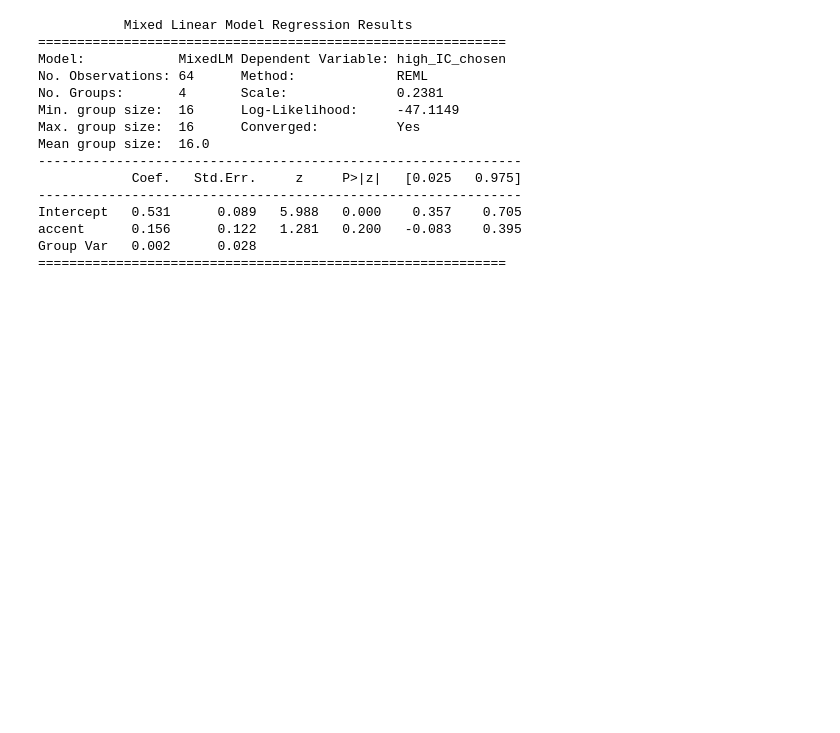
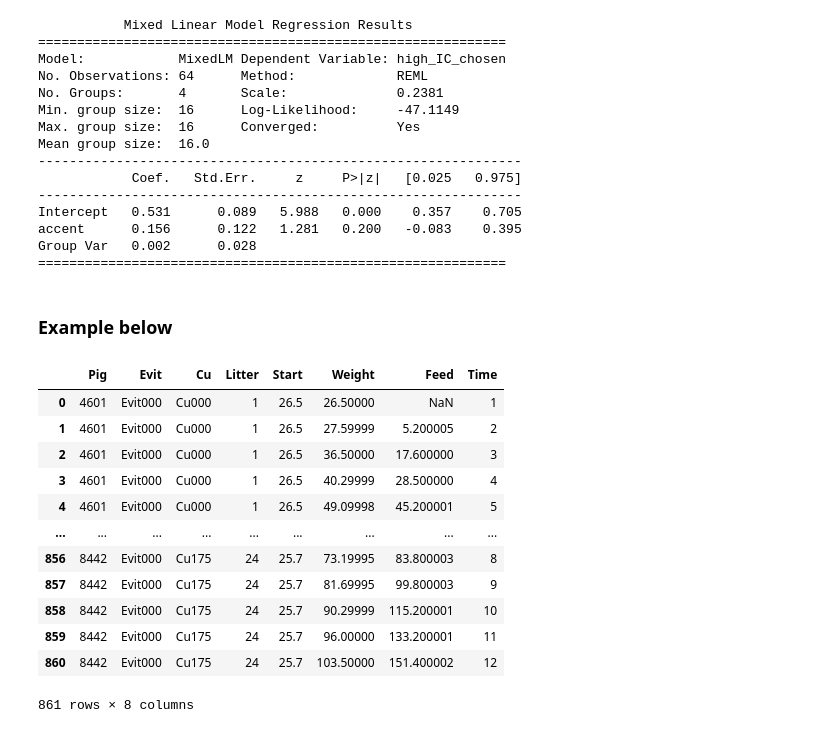
Before and after one commit to haiqin-zhang/gestaltIC_melodies, a Jupyter notebook: data_analysis/mixed_effects.ipynb, the cells around one changed output. Saved outputs shown, nothing was run; the diff lists cells and outputs as text; code cells hidden in the pictures; blank space fills up the shorter version.

```diff
--- a/data_analysis/mixed_effects.ipynb
+++ b/data_analysis/mixed_effects.ipynb
@@ -83,3 +168,23 @@ Intercept   0.531      0.089   5.988   0.000    0.357    0.705
 accent      0.156      0.122   1.281   0.200   -0.083    0.395
 Group Var   0.002      0.028
 ============================================================
+# %% [markdown]
+### Example below
+# %%
+
+data = sm.datasets.get_rdataset("dietox", "geepack").data
+data
+# %% [output]
+|  | Pig | Evit | Cu | Litter | Start | Weight | Feed | Time |
+| 0 | 4601 | Evit000 | Cu000 | 1 | 26.5 | 26.50000 | NaN | 1 |
+| 1 | 4601 | Evit000 | Cu000 | 1 | 26.5 | 27.59999 | 5.200005 | 2 |
+| 2 | 4601 | Evit000 | Cu000 | 1 | 26.5 | 36.50000 | 17.600000 | 3 |
+| 3 | 4601 | Evit000 | Cu000 | 1 | 26.5 | 40.29999 | 28.500000 | 4 |
+| 4 | 4601 | Evit000 | Cu000 | 1 | 26.5 | 49.09998 | 45.200001 | 5 |
+| ... | ... | ... | ... | ... | ... | ... | ... | ... |
+| 856 | 8442 | Evit000 | Cu175 | 24 | 25.7 | 73.19995 | 83.800003 | 8 |
+| 857 | 8442 | Evit000 | Cu175 | 24 | 25.7 | 81.69995 | 99.800003 | 9 |
+| 858 | 8442 | Evit000 | Cu175 | 24 | 25.7 | 90.29999 | 115.200001 | 10 |
+| 859 | 8442 | Evit000 | Cu175 | 24 | 25.7 | 96.00000 | 133.200001 | 11 |
+| 860 | 8442 | Evit000 | Cu175 | 24 | 25.7 | 103.50000 | 151.400002 | 12 |
+861 rows × 8 columns
```
Also changed, not shown: parts of 6 cells of this notebook, 3 other files.
